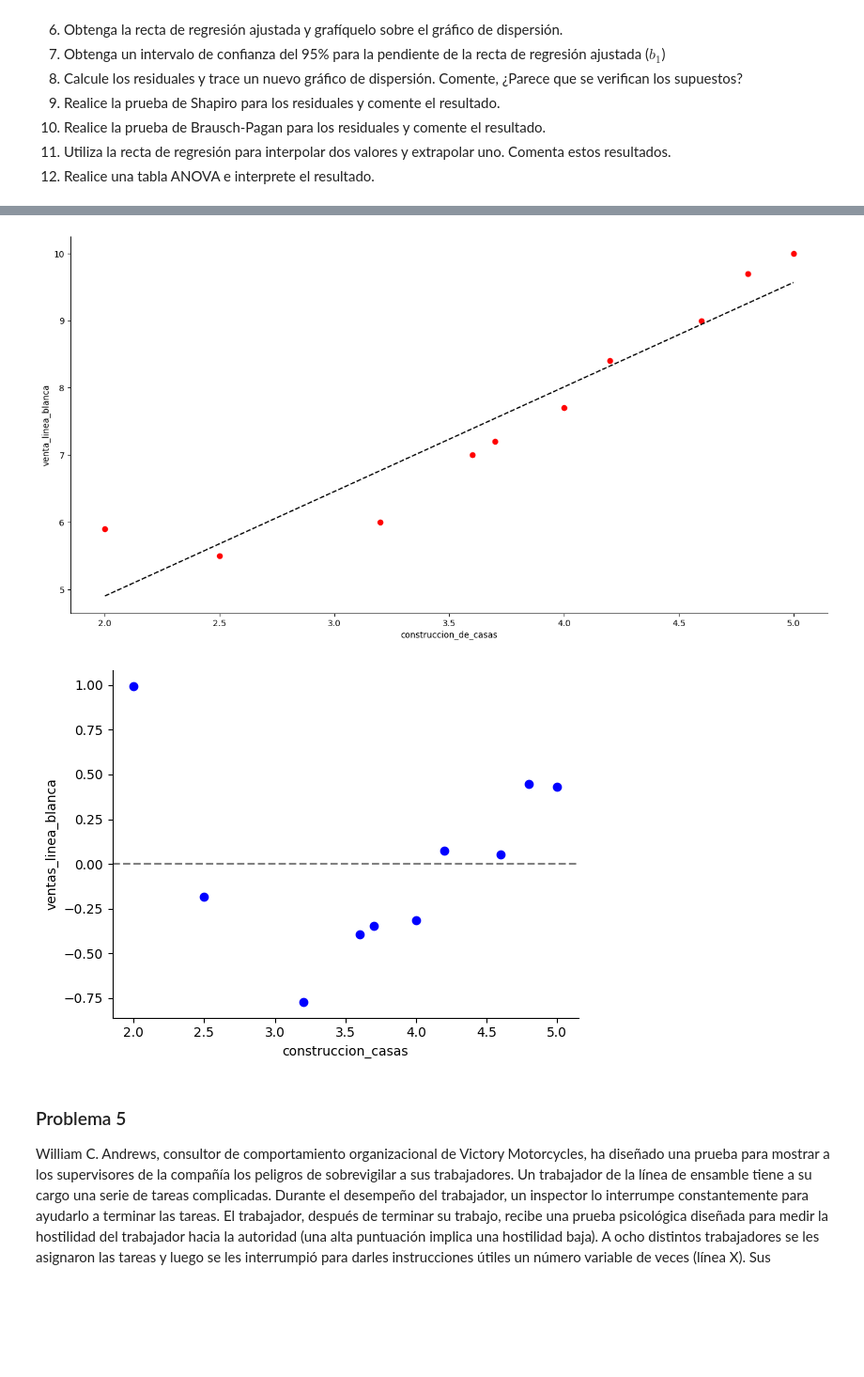
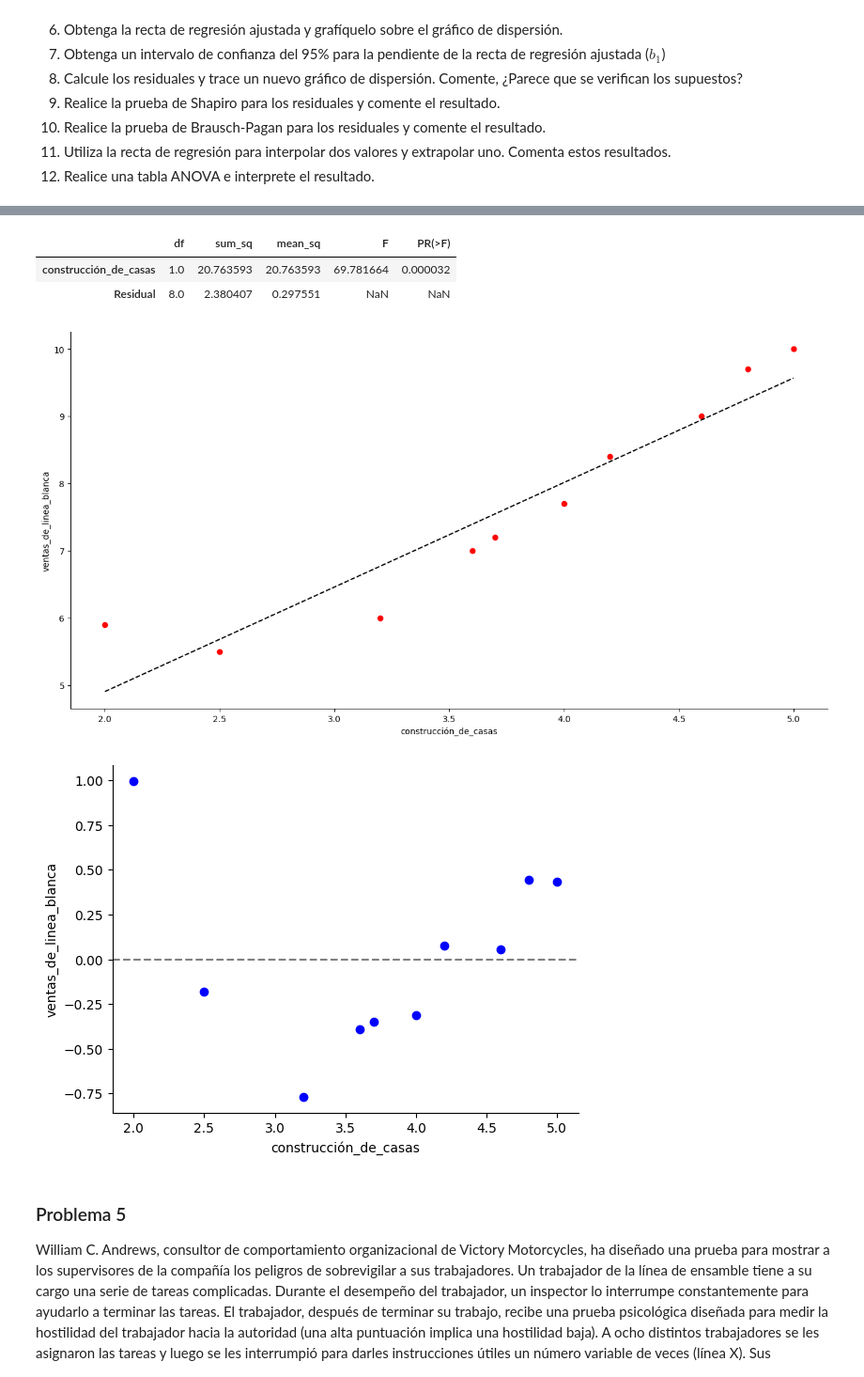
Before and after one commit to mayesalaslopez/Estadistica2025B, a Jupyter notebook: Copia_de_Problemario_Estadística_Inferencial_II.ipynb, the cells around one changed output, grey strips where cells are left out. Shown at 94% size. Saved outputs shown, nothing was run; the diff lists cells and outputs as text; code cells hidden in the pictures; blank space fills up the shorter version.

```diff
--- a/Copia_de_Problemario_Estadística_Inferencial_II.ipynb
+++ b/Copia_de_Problemario_Estadística_Inferencial_II.ipynb
@@ -375,51 +513,65 @@ Una asociación de comercio compiló los siguientes datos históricos (en miles
 12. Realice una tabla ANOVA e interprete el resultado.
 # %%
 # 1. Establesca una variable dependiente ( Y ) y una variable independiente ( X ).
+#que es lo que queremos obtener con eso se puede saber si es independiente dependiente=lo que se tiene
+#las ventas dependen de la construcción porque entre más casas en construcción hay más ventas
+
 import pandas as pd
 
 df = pd.DataFrame({
-      "construccion_de_casas": [2.0,2.5,3.2,3.6,3.7,4.0,4.2,4.6,4.8,5.0], # construccion_de_casa
-      "venta_linea_blanca": [5.9,5.5,6.0,7.0,7.2,7.7,8.4,9.0,9.7,10.0]}) # Ventas_linea_blanca
+      "construcción_de_casas": [2.0,2.5,3.2,3.6,3.7,4.0,4.2,4.6,4.8,5.0], # construcción de casas
+      "ventas_de_linea_blanca": [5.9,5.5,6.0,7.0,7.2,7.7,8.4,9.0,9.7,10.0]}) # ventas de linea blanca
 
-x = df["construccion_de_casas"]
-y = df["venta_linea_blanca"]
+
+x = df["construcción_de_casas"]
+y = df["ventas_de_linea_blanca"]
 
 # 2. Realice un diagrama de dispersión para estos datos.
 import matplotlib.pyplot as plt
 plt.figure(figsize = (16, 8), dpi = 100)
-plt.scatter(x, y, label = "contruccion_casas", color = 'red')
-plt.xlabel('construccion_de_casas') # nombrar eje x
-plt.ylabel('venta_linea_blanca') # nombrar eje y
+plt.scatter(x, y, label = "construcción_de_casas", color = 'red')
+plt.xlabel('construcción_de_casas') # nombrar eje x
+plt.ylabel('ventas_de_linea_blanca') # nombrar eje y
 plt.gca().spines[["top","right"]].set_visible(False)
 
 # 3. ¿Los datos soportan la suposición de linealidad?
-# No
+# Si porque siguen una linea imaginaria
 
 # 4. Calcule el coeficiente de correlación e interprete el resultado.
 from scipy.stats import pearsonr
 r, _ = pearsonr(x, y)
 print(f'Coeficiente de correlación: {r: 0.4f}\n')
+
 # 6. Obtenga la recta de regresión ajustada y grafíquelo sobre el gráfico de
 # dispersión.
 import statsmodels.api as sm
 x_constante = sm.add_constant(x)
 modelo = sm.OLS(y, x_constante).fit()
-
 yc = modelo.predict(x_constante)
-
 plt.plot(x, yc, color = 'black', linestyle = '--')
 
 # 5. Calcule el coeficiente de determinación e interprete el resultado.
 from sklearn.metrics import r2_score  # recomendada
 r2 = r2_score(y, yc)
 print(f'Coeficiente de determinación: {r2: 0.4f}\n')
+
+# 7. Obtenga un intervalo de confianza del 95% para la pendiente de la recta de
+# regresión ajustada ( b1 )
+nivel_de_confianza = 0.95
+intervalo_de_confianza = modelo.conf_int(alpha = 1 - nivel_de_confianza)
+intervalo_de_confianza_b1 = intervalo_de_confianza.iloc[1]
+print(f'Intervalo de confianza para b1 de {nivel_de_confianza: 0.0%}')
+print(f'{intervalo_de_confianza_b1[0]: 0.4f} < b1 < {intervalo_de_confianza_b1[1]: 0.4f}\n')
+#Si B1 es igual a cero no hay correlación y como en este caso
+#no incluye el cero si hay correlación
+
 # 8. Calcule los residuales y trace un nuevo gráfico de dispersión. Comente,
 # ¿Parece que se verifican los supuestos?
 residuales = modelo.resid
 plt.figure()
 plt.scatter(x, residuales, color = 'blue')
-plt.xlabel('construccion_casas')
-plt.ylabel('ventas_linea_blanca')
+plt.xlabel('construcción_de_casas') # nombrar eje x
+plt.ylabel('ventas_de_linea_blanca')
 plt.axhline(y = 0, color = 'gray', linestyle = '--')
 plt.gca().spines[['top', 'right']].set_visible(False)
 
@@ -427,19 +579,29 @@ plt.gca().spines[['top', 'right']].set_visible(False)
 from scipy.stats import shapiro
 _, valor_p_sh = shapiro(residuales)
 print(f'valor-p de Shapiro: {valor_p_sh: 0.4f}\n')
+#Indica que hay normalidad ya que se acepta la Ho:Normalidad porque el valor-p es mayor al nivel de significancia
+# y se rechaza H1:No hay normalidad
 
 # 10. Realice la prueba de Brausch-Pagan para los residuales y comente el
 # resultado.
 from statsmodels.stats.api import het_breuschpagan
 _, valor_p_bp, _, _ = het_breuschpagan(residuales, x_constante)
 print(f'valor_p de Breusch-Pagan: {valor_p_bp: 0.4f}\n')
-#inidica que si hay homoscedasticidad por el valor_p
+#inidica que si hay homoscedasticidad por el valor_p ya que es mayor al nivel de significancia y no se rechaza la Ho
+#interpolar confiable xe[11,40]   extrapolar no tanto
 
-# 11. Tres estudiantes sacaron 70, 75 y 84 de calificación. Según la recta de
-# regresión ajustada, ¿cuáles son los resultados esperados para estos tres alumnos?
-print(f'para x = 70, y = {modelo.predict([1, 70])}')
-print(f'para x = 75, y = {modelo.predict([1, 75])}')
-print(f'para x = 84, y = {modelo.predict([1, 84])}\n')
+# 11
+
+print("x=2.0",modelo.predict([1,2.0]))
+print("x=3.5",modelo.predict([1,3.5])) #valor intermedio
+#el modelo será confiable si tiene homoscedasticidad, normalidad,linealidad{residuales}
+#para interpolar debe haber correlación para exterpolar debe cumplir con todos los supuestos(usar con precausión)
+
+#12
+from statsmodels.formula.api import ols
+modelo_lineal=ols('ventas_de_linea_blanca~construcción_de_casas',data=df).fit()
+tabla_anova=sm.stats.anova_lm(modelo_lineal)
+tabla_anova
 # %% [output]
 Coeficiente de correlación:  0.9472
 
@@ -455,5 +619,8 @@ para x = 84, y = [132.28991167]
+|  | df | sum_sq | mean_sq | F | PR(>F) |
+| construcción_de_casas | 1.0 | 20.763593 | 20.763593 | 69.781664 | 0.000032 |
+| Residual | 8.0 | 2.380407 | 0.297551 | NaN | NaN |
 [figure]
-[figure, old version]
+[figure, new version]
 # %% [markdown]
 ### Problema 5
 William C. Andrews, consultor de comportamiento organizacional de Victory Motorcycles, ha diseñado una prueba para mostrar a los supervisores de la compañía los peligros de sobrevigilar a sus trabajadores.
```
Also changed, not shown: parts of 6 cells of this notebook.
